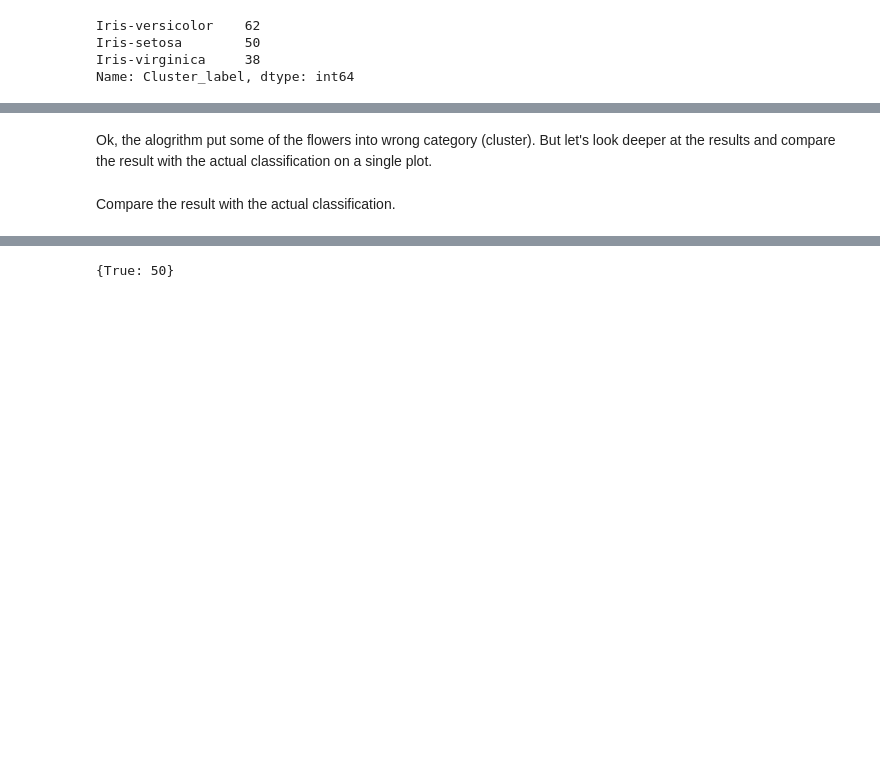
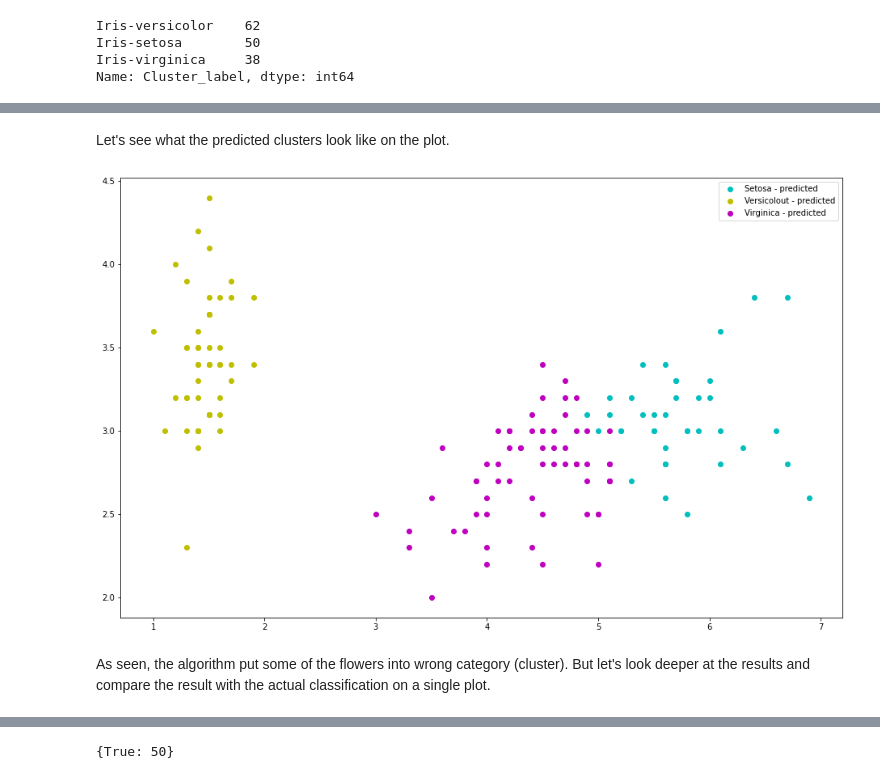
Before and after one commit to andkoc001/Machine-Learning-and-Statistics, a Jupyter notebook: MLaS-Tasks.ipynb, the cells around one changed output, grey strips where cells are left out. Drawn from its saved outputs; the diff is of its cells as text; code cells hidden in the pictures; blank space fills up the shorter version.

```diff
--- a/MLaS-Tasks.ipynb
+++ b/MLaS-Tasks.ipynb
@@ -924,4 +862,15 @@ plt.show()
+# %% [markdown]
+Let's see what the predicted clusters look like on the plot.
+# %%
+# Plot the data set discriminated by labels.
+plt.plot(X[kmeans.labels_ == 0].loc[:,"Petal_Length"], X[kmeans.labels_ == 0].loc[:,"Sepal_Width"], 'co', label="Setosa - predicted")
+plt.plot(X[kmeans.labels_ == 1].loc[:,"Petal_Length"], X[kmeans.labels_ == 1].loc[:,"Sepal_Width"], 'yo', label="Versicolout - predicted")
+plt.plot(X[kmeans.labels_ == 2].loc[:,"Petal_Length"], X[kmeans.labels_ == 2].loc[:,"Sepal_Width"], 'mo', label="Virginica - predicted")
+plt.rcParams['figure.figsize'] = [16, 10] # change the settings of the plot size
+
+plt.legend()
+plt.show()
+# %% [output]
+[figure, added]
 # %% [markdown]
-Ok, the alogrithm put some of the flowers into wrong category (cluster). But let's look deeper at the results and compare the result with the actual classification on a single plot.
+As seen, the algorithm put some of the flowers into wrong category (cluster). But let's look deeper at the results and compare the result with the actual classification on a single plot.
-# %% [markdown]
-Compare the result with the actual classification.
```
Also changed, not shown: parts of 18 cells of this notebook.
